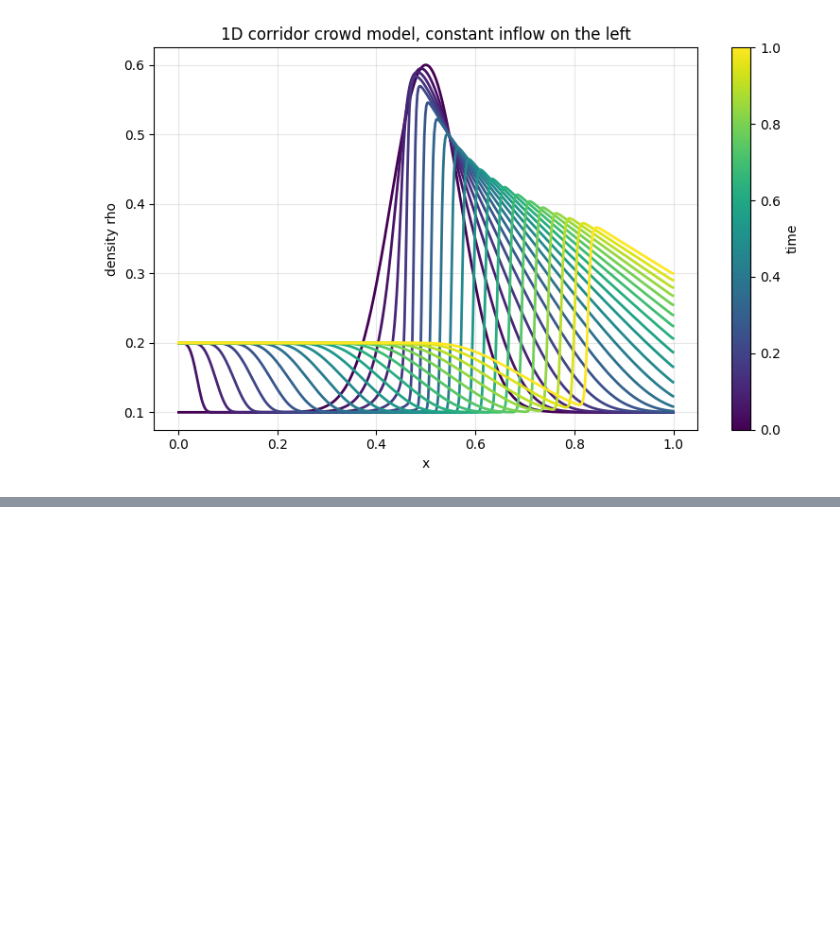
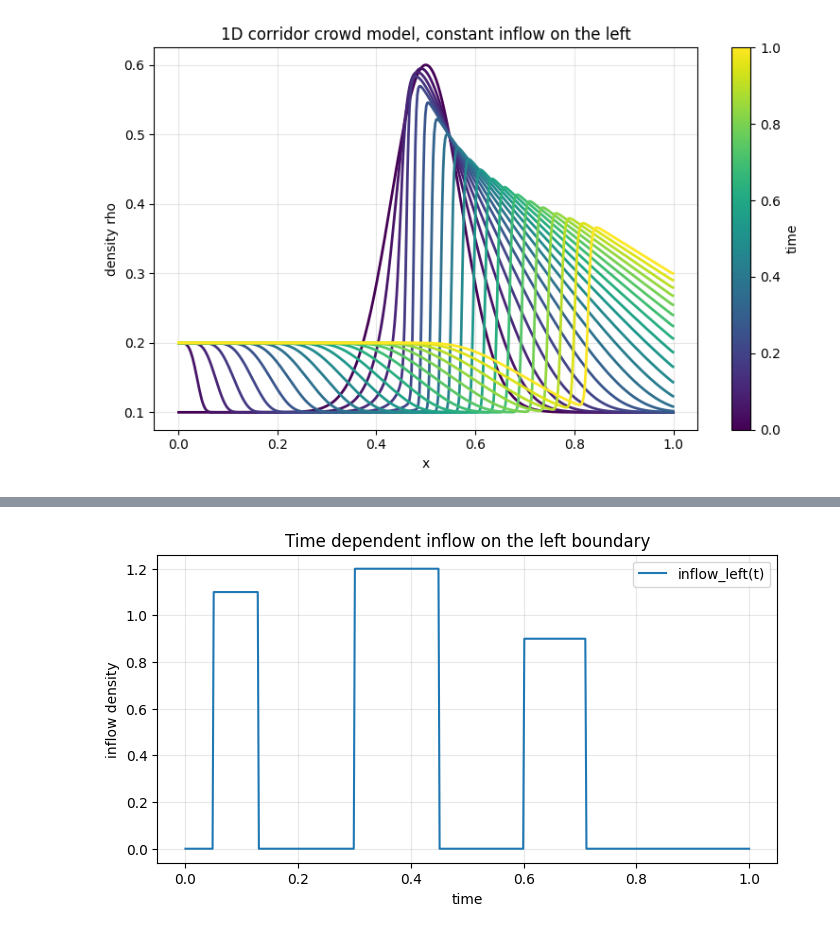
Before and after one commit to margheritabonan/Crowd-Modelling, a Jupyter notebook: crowd_modelling.ipynb, the cells around one changed output, grey strips where cells are left out. Drawn from its saved outputs; the diff is of its cells as text; code cells hidden in the pictures; blank space fills up the shorter version.

```diff
--- a/crowd_modelling.ipynb
+++ b/crowd_modelling.ipynb
@@ -264,0 +285,17 @@ plot_density_snapshots(x, snaps, title="1D corridor crowd model, time-dependent
+# %%
+# plot inflow_left
+
+t_values = np.linspace(0, 1, 500)
+inflow_values = [inflow_left(starts=[0.05, 0.30, 0.60],
+                         durations=[0.08, 0.15, 0.11],
+                         amplitudes=[1.1, 1.2, 0.9])(t) for t in t_values]
+plt.figure(figsize=(8, 4))
+plt.plot(t_values, inflow_values, label="inflow_left(t)")
+plt.xlabel("time")
+plt.ylabel("inflow density")
+plt.title("Time dependent inflow on the left boundary")
+plt.grid(True, alpha=0.3)
+plt.legend()
+plt.show()
+# %% [output]
+[figure, added]
```
Also changed, not shown: parts of 8 cells of this notebook, 2 other files.
